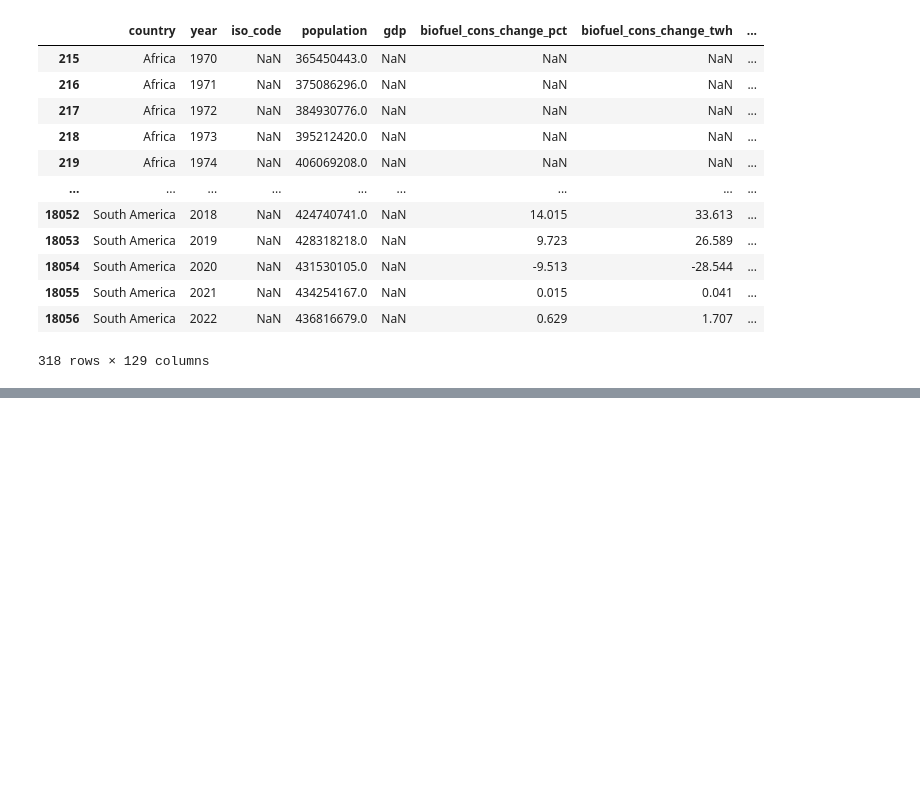
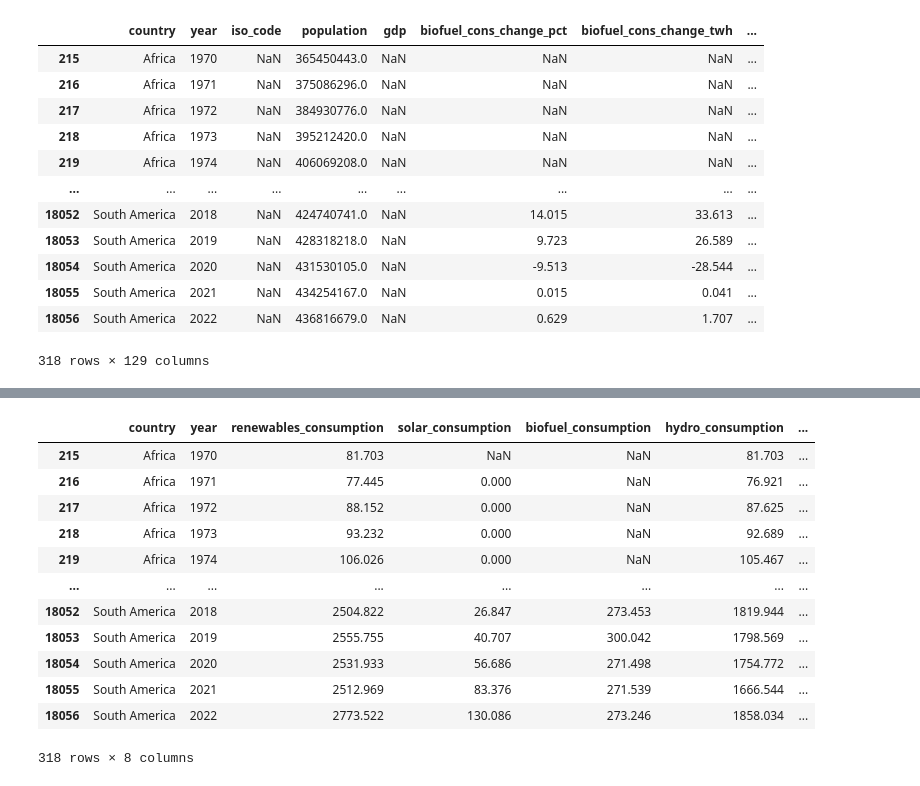
Before and after one commit to skythelimitdt/data_analytics_proj1, a Jupyter notebook: sezer1.ipynb, the cells around one changed output, grey strips where cells are left out. Saved outputs shown, nothing was run; the diff lists cells and outputs as text; code cells hidden in the pictures; blank space fills up the shorter version.

```diff
--- a/eylem.ipynb
+++ b/sezer1.ipynb
@@ -234,3 +221,21 @@ energy_mix_plot = year_2022_data.hvplot.bar(
 energy_mix_plot
 # %% [output]
 [interactive output not drawn]
+# %%
+#"iso_code", "population", "gdp"
+renewable_energy_df=six_continents.loc[:,["country", "year", "renewables_consumption", "solar_consumption", "biofuel_consumption", "hydro_consumption", "wind_consumption","other_renewable_consumption"]]
+renewable_energy_df
+# %% [output]
+|  | country | year | renewables_consumption | solar_consumption | biofuel_consumption | hydro_consumption | ... |
+| 215 | Africa | 1970 | 81.703 | NaN | NaN | 81.703 | ... |
+| 216 | Africa | 1971 | 77.445 | 0.000 | NaN | 76.921 | ... |
+| 217 | Africa | 1972 | 88.152 | 0.000 | NaN | 87.625 | ... |
+| 218 | Africa | 1973 | 93.232 | 0.000 | NaN | 92.689 | ... |
+| 219 | Africa | 1974 | 106.026 | 0.000 | NaN | 105.467 | ... |
+| ... | ... | ... | ... | ... | ... | ... | ... |
+| 18052 | South America | 2018 | 2504.822 | 26.847 | 273.453 | 1819.944 | ... |
+| 18053 | South America | 2019 | 2555.755 | 40.707 | 300.042 | 1798.569 | ... |
+| 18054 | South America | 2020 | 2531.933 | 56.686 | 271.498 | 1754.772 | ... |
+| 18055 | South America | 2021 | 2512.969 | 83.376 | 271.539 | 1666.544 | ... |
+| 18056 | South America | 2022 | 2773.522 | 130.086 | 273.246 | 1858.034 | ... |
+318 rows × 8 columns
```
Also changed, not shown: parts of 8 cells of this notebook.
